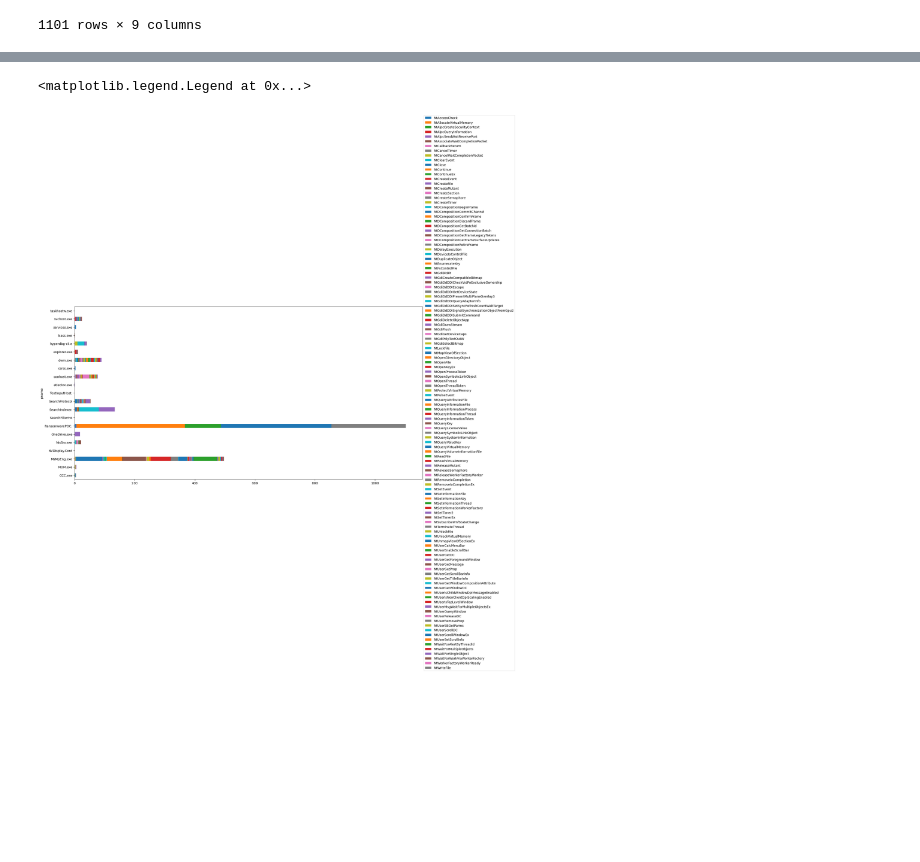
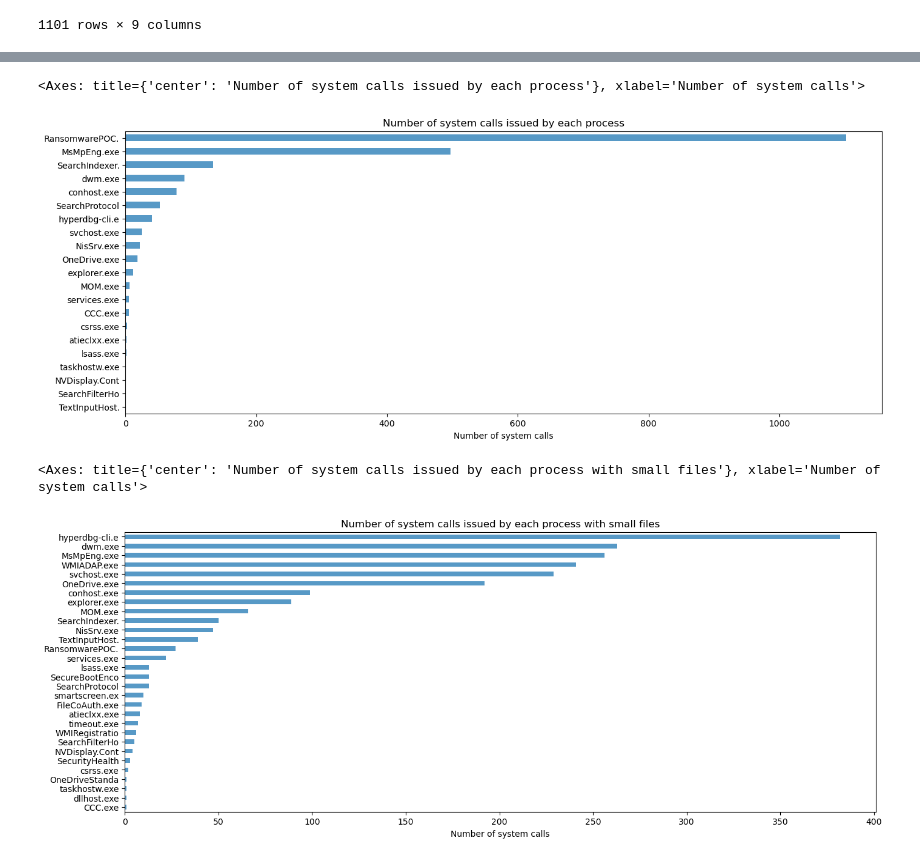
Before and after one commit to Cyber-Tracer/HyperDetect, a Jupyter notebook: controller/initial_analysis.ipynb, the cells around one changed output, grey strips where cells are left out. Saved outputs shown, nothing was run; the diff lists cells and outputs as text; code cells hidden in the pictures; blank space fills up the shorter version.

```diff
--- a/controller/initial_analysis.ipynb
+++ b/controller/initial_analysis.ipynb
@@ -67,11 +71,26 @@ grouped_df.pivot_table(
-# %%
-# Messy overview what system calls are called per process
-grouped_df = df.groupby(['System call', 'pname']).size().reset_index(name='count')
-grouped_df.pivot_table(
-        index='pname', columns='System call', values='count', fill_value=0
-    ).plot(
-        kind='barh', figsize=(20, 10), stacked=True,
-    ).legend(loc='center left', bbox_to_anchor=(1, 0.5))
-# %% [output]
-<matplotlib.legend.Legend at 0x...>
-[figure, removed]
+# %%
+# How many system calls are called by RansomwarePOC compared to other processes
+grouped_df = df.groupby(['pname']).size().reset_index(name='count')
+grouped_df = grouped_df.sort_values(by='count', ascending=True)
+grouped_df.plot(
+        kind='barh', x='pname', y='count', figsize=(16,6), title='Number of system calls issued by each process', xlabel='Number of system calls', ylabel='', legend=False, alpha=0.75
+    )
+# %% [output]
+<Axes: title={'center': 'Number of system calls issued by each process'}, xlabel='Number of system calls'>
+[figure, added]
+# %%
+# How many system calls are called by RansomwarePOC compared to other processes with small files
+df_small = read_log('logs/ransomwarePOC_small_files_60s.log')
+df_small['syscall'] = df_small['syscall'].apply(lambda x: int(x, 16))
+df_small = pd.merge(df_small, nt, left_on='syscall', right_on=CLIENT_OS, how='left', validate='many_to_one')
+df_small = df_small.drop(columns=[CLIENT_OS])
+df_small['syscall'] = df_small['syscall'].apply(lambda x: hex(x)[2:])
+
+grouped_df = df_small.groupby(['pname']).size().reset_index(name='count')
+grouped_df = grouped_df.sort_values(by='count', ascending=True)
+grouped_df.plot(
+        kind='barh', x='pname', y='count', figsize=(16,6), title='Number of system calls issued by each process with small files', xlabel='Number of system calls', ylabel='', legend=False, alpha=0.75
+    )
+# %% [output]
+<Axes: title={'center': 'Number of system calls issued by each process with small files'}, xlabel='Number of system calls'>
+[figure, added]
```
Also changed, not shown: parts of 3 cells of this notebook, 1 other file.
